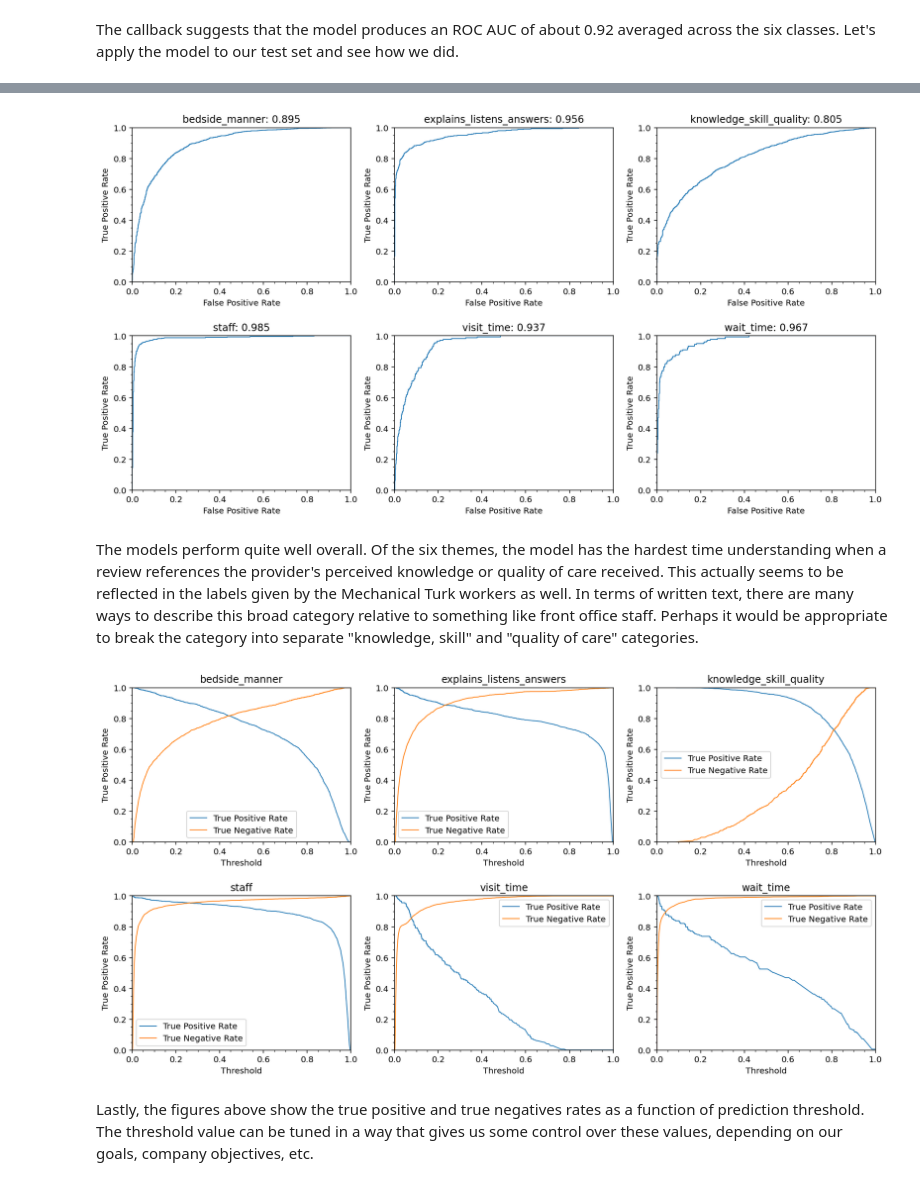
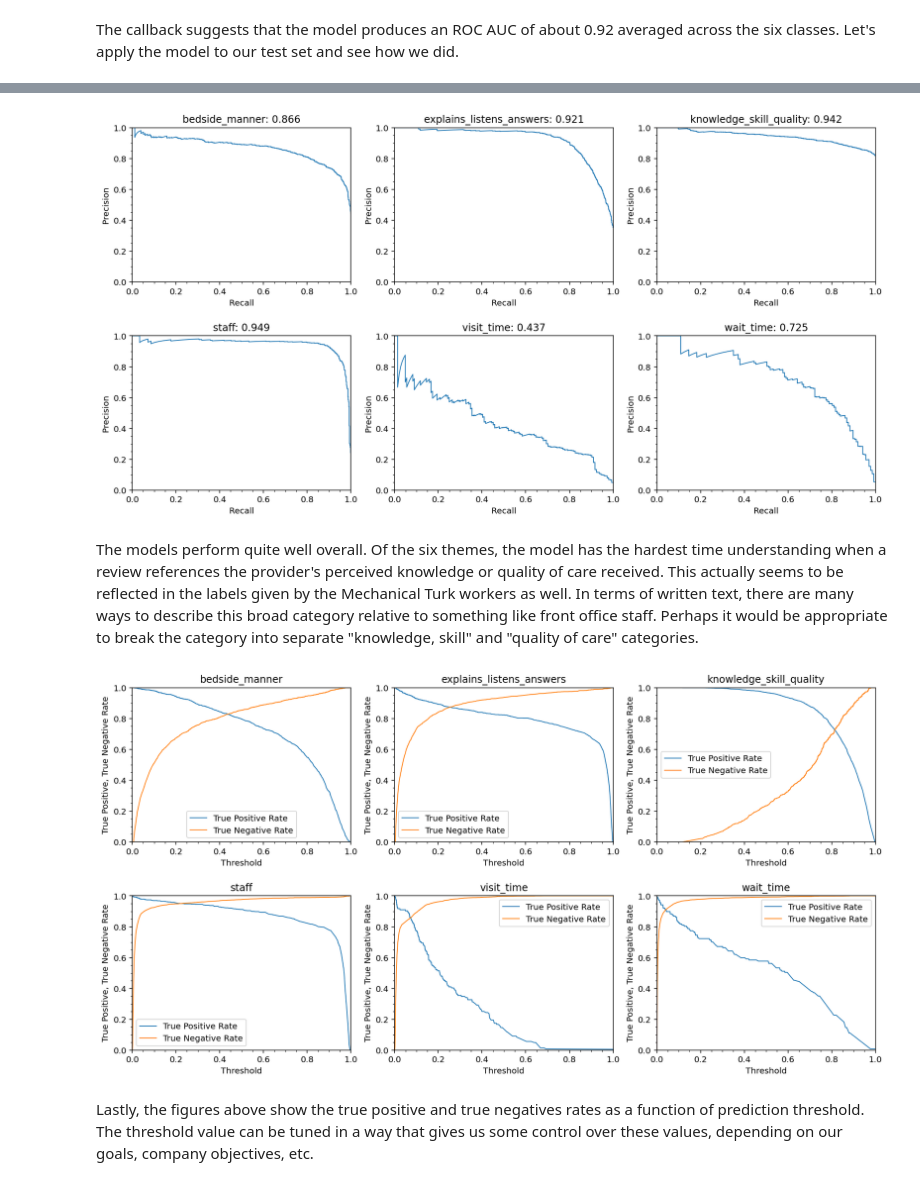
Before and after one commit to kdegrave/kdegrave.github.io, a Jupyter notebook: notebooks/Physician360Model.ipynb, the cells around one changed output, grey strips where cells are left out. Cells and saved outputs as stored; diff of their text form; code cells hidden in the pictures.

```diff
--- a/notebooks/Physician360Model.ipynb
+++ b/notebooks/Physician360Model.ipynb
@@ -164,6 +149,7 @@ x_te = tokenizer.texts_to_sequences(x_te)
 # %%
 x_tr = pad_sequences(x_tr, maxlen=maxlen)
 x_te = pad_sequences(x_te, maxlen=maxlen)
+x_va = pad_sequences(x_va, maxlen=maxlen)
 # %% [markdown]
 The gensim package has a nice way to download the word vectors we need. In addition to Word2Vec, we also have access to GloVe and fasttext word embeddings if we so choose.
 # %%
@@ -233,4 +202,4 @@ model = Sequential([
     Dense(6, activation='sigmoid')
 ])
 # %%
-model.compile(loss='binary_crossentropy', optimizer='adam', metrics=['accuracy'])
+model.compile(loss='binary_crossentropy', optimizer='adam', metrics=[Precision(), Recall()])
@@ -239,4 +206,4 @@ roc_auc = RocAucEvaluation(validation_data=(x_te, y_te), interval=1)
 # %%
-history = model.fit(x_tr, y_tr, batch_size=128, epochs=3, validation_split=0.1, callbacks=[roc_auc])
+history = model.fit(x_tr, y_tr, batch_size=128, epochs=3, validation_data=(x_va, y_va))
 # %% [output]
 Epoch 1/3
@@ -254,4 +215,4 @@ Epoch 3/3
 # %% [markdown]
 The callback suggests that the model produces an ROC AUC of about 0.92 averaged across the six classes. Let's apply the model to our test set and see how we did.
 # %%
-predict = model.predict(x_te)
+predict = model.predict(x_va)
@@ -258,23 +235,23 @@ predict = model.predict(x_te)
 # %%
 fig, axs = subplots(2, 3, figsize=(16, 8))
 
 fig.subplots_adjust(hspace=0.35)
 
 for i, ax in enumerate(fig.axes):
 
-    fp, tp, threshold = roc_curve(y_te.iloc[:, i], predict[:, i])
+    pre, rec, threshold = precision_recall_curve(y_va.iloc[:, i], predict[:, i])
 
-    score = roc_auc_score(y_te.iloc[:, i], predict[:, i])
+    score = average_precision_score(y_va.iloc[:, i], predict[:, i])
 
-    ax.plot(fp, tp, lw=1)
+    ax.plot(rec, pre, lw=1)
     ax.minorticks_on()
     ax.set_ylim(0, 1)
     ax.set_xlim(0, 1)
-    ax.set_ylabel('True Positive Rate')
-    ax.set_xlabel('False Positive Rate')
+    ax.set_xlabel('Recall')
+    ax.set_ylabel('Precision')
     ax.set_title(f'{target_columns[i]}: {score.round(3)}')
 # %% [output]
-[figure, old version]
+[figure, new version]
 # %% [markdown]
 The models perform quite well overall. Of the six themes, the model has the hardest time understanding when a review references the provider's perceived knowledge or quality of care received. This actually seems to be reflected in the labels given by the Mechanical Turk workers as well. In terms of written text, there are many ways to describe this broad category relative to something like front office staff. Perhaps it would be appropriate to break the category into separate "knowledge, skill" and "quality of care" categories.
 # %%
@@ -284,9 +261,9 @@ fig.subplots_adjust(hspace=0.35)
 
 for i, ax in enumerate(fig.axes):
 
-    fp, tp, threshold = roc_curve(y_te.iloc[:, i], predict[:, i])
+    fp, tp, threshold = roc_curve(y_va.iloc[:, i], predict[:, i])
 
-    score = roc_auc_score(y_te.iloc[:, i], predict[:, i])
+    score = roc_auc_score(y_va.iloc[:, i], predict[:, i])
 
     ax.plot(threshold, tp, lw=1)
     ax.plot(threshold, 1 - fp, lw=1)
@@ -294,11 +271,11 @@ for i, ax in enumerate(fig.axes):
     ax.set_ylim(0, 1)
     ax.set_xlim(0, 1)
     ax.set_xlabel('Threshold')
-    ax.set_ylabel('True Positive and True Negative Rates')
+    ax.set_ylabel('True Positive, True Negative Rate')
     ax.legend(['True Positive Rate', 'True Negative Rate'])
     ax.set_title(f'{target_columns[i]}')
 # %% [output]
-[figure, old version]
+[figure, new version]
 # %% [markdown]
 Lastly, the figures above show the true positive and true negatives rates as a function of prediction threshold. The threshold value can be tuned in a way that gives us some control over these values, depending on our goals, company objectives, etc.
 # %% [markdown]
```
Also changed, not shown: parts of 12 cells of this notebook.
